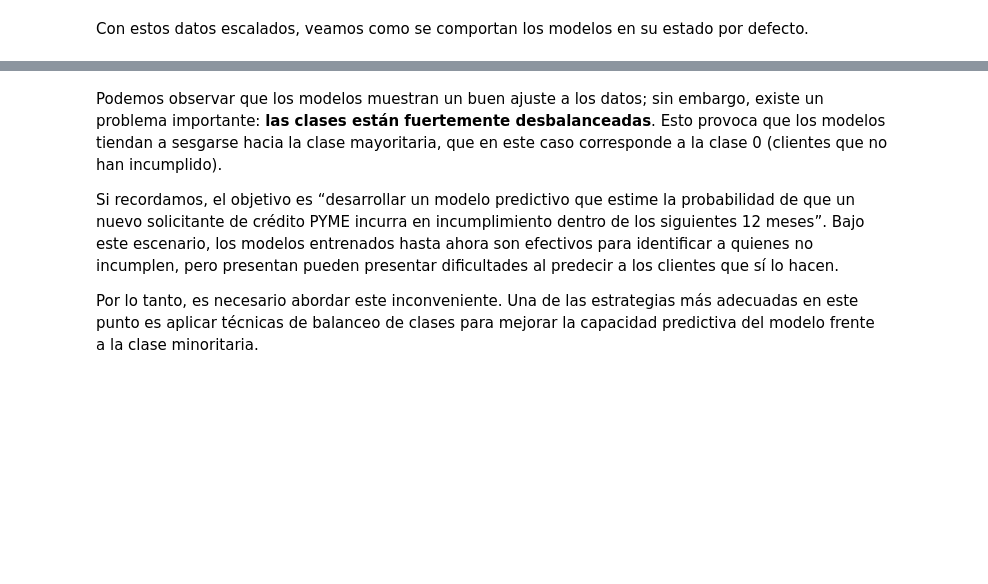
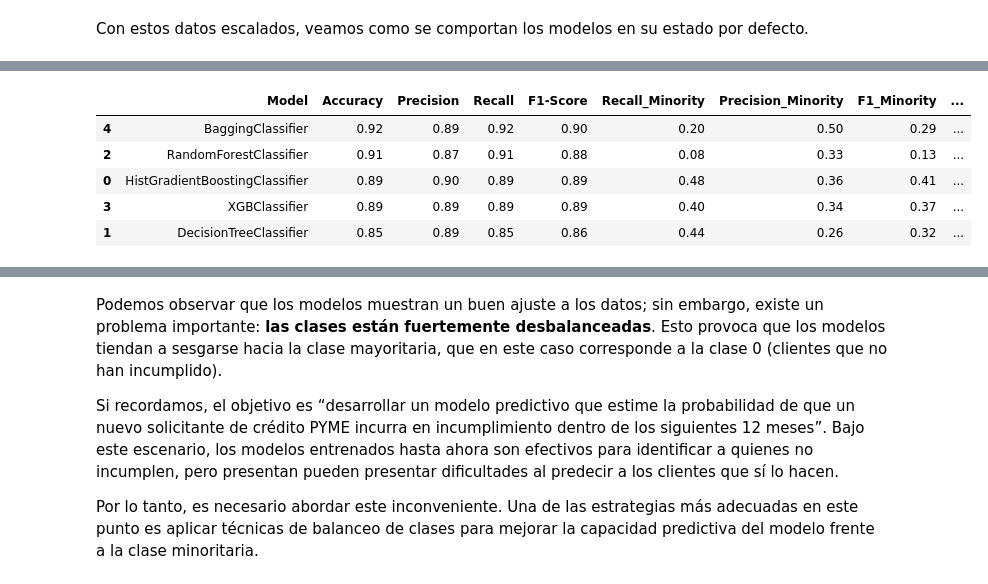
Before and after one commit to luiscxz/PYME, a Jupyter notebook: Prueba técnica.ipynb, the cells around one changed output, grey strips where cells are left out. Cells and saved outputs as stored; diff of their text form; code cells hidden in the pictures; blank space fills up the shorter version.

Commit message:
Iniciar balanceo de clases

```diff
--- a/Prueba técnica.ipynb
+++ b/Prueba técnica.ipynb
@@ -1332,0 +1267,98 @@ print(results_df)
+# %%
+from sklearn.ensemble import RandomForestClassifier, HistGradientBoostingClassifier, BaggingClassifier
+from sklearn.tree import DecisionTreeClassifier
+from xgboost import XGBClassifier
+from sklearn.model_selection import train_test_split
+from sklearn.metrics import accuracy_score, precision_score, recall_score, f1_score, roc_auc_score, average_precision_score
+
+# Variables dependientes e independientes
+independientes = df_esc.drop(columns=['default_12m'], axis=1)
+objetivo = df_esc['default_12m']
+
+X_train, X_test, Y_train, Y_test = train_test_split(
+    independientes,
+    objetivo,
+    test_size=0.2,
+    random_state=42,
+    shuffle=True,
+    stratify=objetivo
+)
+
+# Calcular el ratio para XGBoost (positivos = 1, negativos = 0)
+neg, pos = np.bincount(Y_train)
+ratio = neg / pos
+
+# Definir modelos con pesos para clases desbalanceadas
+models = [
+    lambda: HistGradientBoostingClassifier(class_weight="balanced", random_state=42),
+    lambda: DecisionTreeClassifier(class_weight="balanced", random_state=42),
+    lambda: RandomForestClassifier(class_weight="balanced", random_state=42),
+    lambda: XGBClassifier(
+        scale_pos_weight=ratio,
+        random_state=42,
+        use_label_encoder=False,
+        eval_metric="logloss"
+    ),
+    lambda: BaggingClassifier(
+        estimator=DecisionTreeClassifier(class_weight="balanced", random_state=42),
+        random_state=42
+    )
+]
+
+def model(Y_test, Y_train, X_test, X_train, model_instance):
+    model_instance.fit(X_train, Y_train)
+    y_pred = model_instance.predict(X_test)
+    y_pred_proba = model_instance.predict_proba(X_test)[:, 1]
+
+    # Métricas generales
+    acc = accuracy_score(Y_test, y_pred)
+    prec = precision_score(Y_test, y_pred, average='weighted', zero_division=0)
+    rec = recall_score(Y_test, y_pred, average='weighted')
+    f1 = f1_score(Y_test, y_pred, average='weighted')
+
+    # MÉTRICAS ESPECÍFICAS CLASE MINORITARIA (DEFAULT=1)
+    prec_minority = precision_score(Y_test, y_pred, pos_label=1, zero_division=0)
+    rec_minority = recall_score(Y_test, y_pred, pos_label=1, zero_division=0)
+    f1_minority = f1_score(Y_test, y_pred, pos_label=1, zero_division=0)
+
+    # MÉTRICAS DE PROBABILIDAD
+    roc_auc = roc_auc_score(Y_test, y_pred_proba)
+    avg_precision = average_precision_score(Y_test, y_pred_proba)
+
+    results = {
+        'Model': type(model_instance).__name__,
+        'Accuracy': round(acc, 4),
+        'Precision': round(prec, 4),
+        'Recall': round(rec, 4),
+        'F1-Score': round(f1, 4),
+        'Recall_Minority': round(rec_minority, 4),
+        'Precision_Minority': round(prec_minority, 4),
+        'F1_Minority': round(f1_minority, 4),
+        'ROC_AUC': round(roc_auc, 4),
+        'Avg_Precision': round(avg_precision, 4)
+    }
+
+    return model_instance, results
+
+# Entrenar y evaluar
+trained_models = []
+results_list = []
+
+for model_class in models:
+    model_instance, results = model(Y_test, Y_train, X_test, X_train, model_class())
+    trained_models.append(model_instance)
+    results_list.append(results)
+
+# DataFrame de resultados
+results_df = pd.DataFrame(results_list)
+
+# Ordenar por Accuracy
+results_df = results_df.sort_values('Accuracy', ascending=False)
+results_df.head()
+# %% [output]
+|  | Model | Accuracy | Precision | Recall | F1-Score | Recall_Minority | Precision_Minority | F1_Minority | ... |
+| 4 | BaggingClassifier | 0.92 | 0.89 | 0.92 | 0.90 | 0.20 | 0.50 | 0.29 | ... |
+| 2 | RandomForestClassifier | 0.91 | 0.87 | 0.91 | 0.88 | 0.08 | 0.33 | 0.13 | ... |
+| 0 | HistGradientBoostingClassifier | 0.89 | 0.90 | 0.89 | 0.89 | 0.48 | 0.36 | 0.41 | ... |
+| 3 | XGBClassifier | 0.89 | 0.89 | 0.89 | 0.89 | 0.40 | 0.34 | 0.37 | ... |
+| 1 | DecisionTreeClassifier | 0.85 | 0.89 | 0.85 | 0.86 | 0.44 | 0.26 | 0.32 | ... |
```
Also changed, not shown: parts of 3 cells of this notebook.
